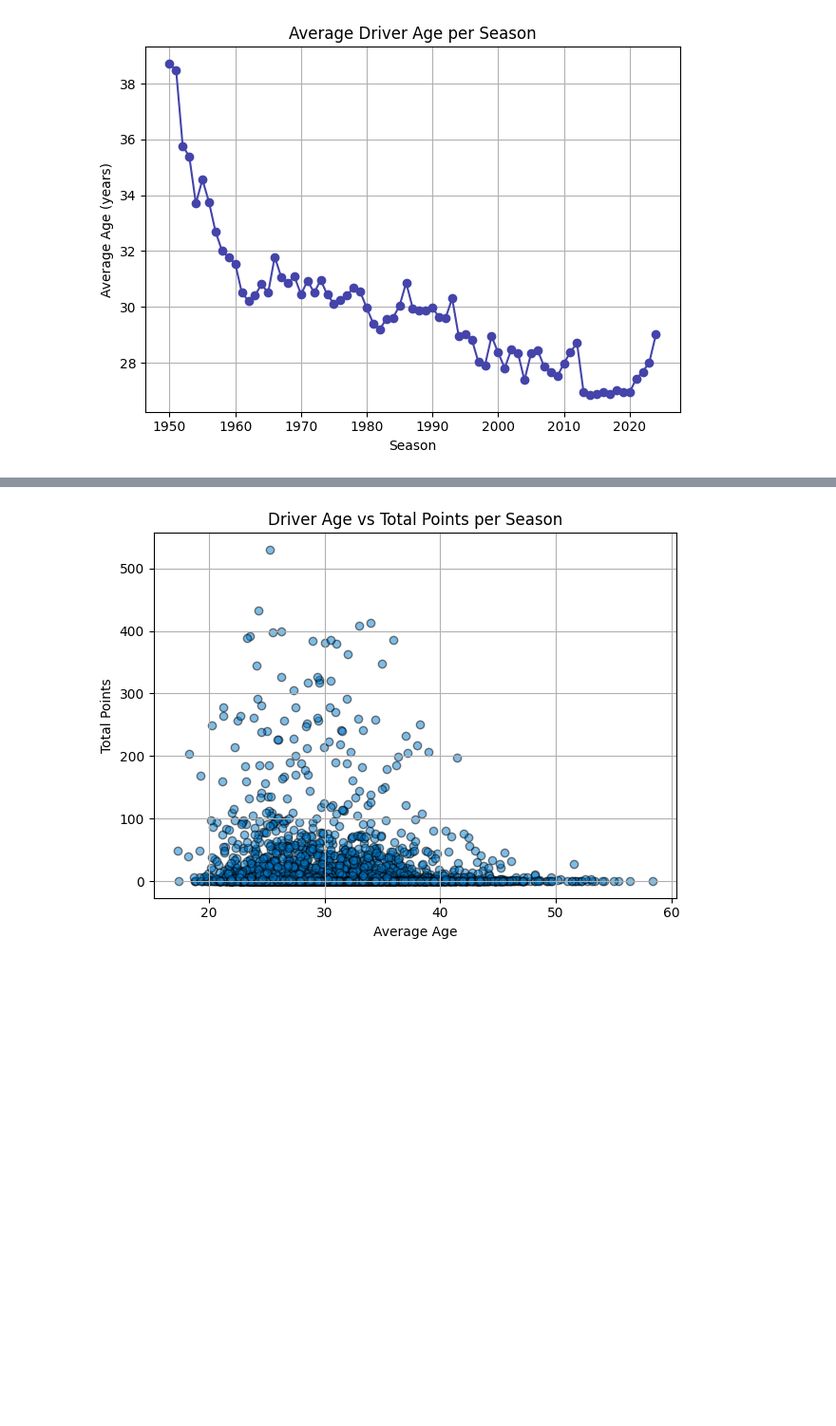
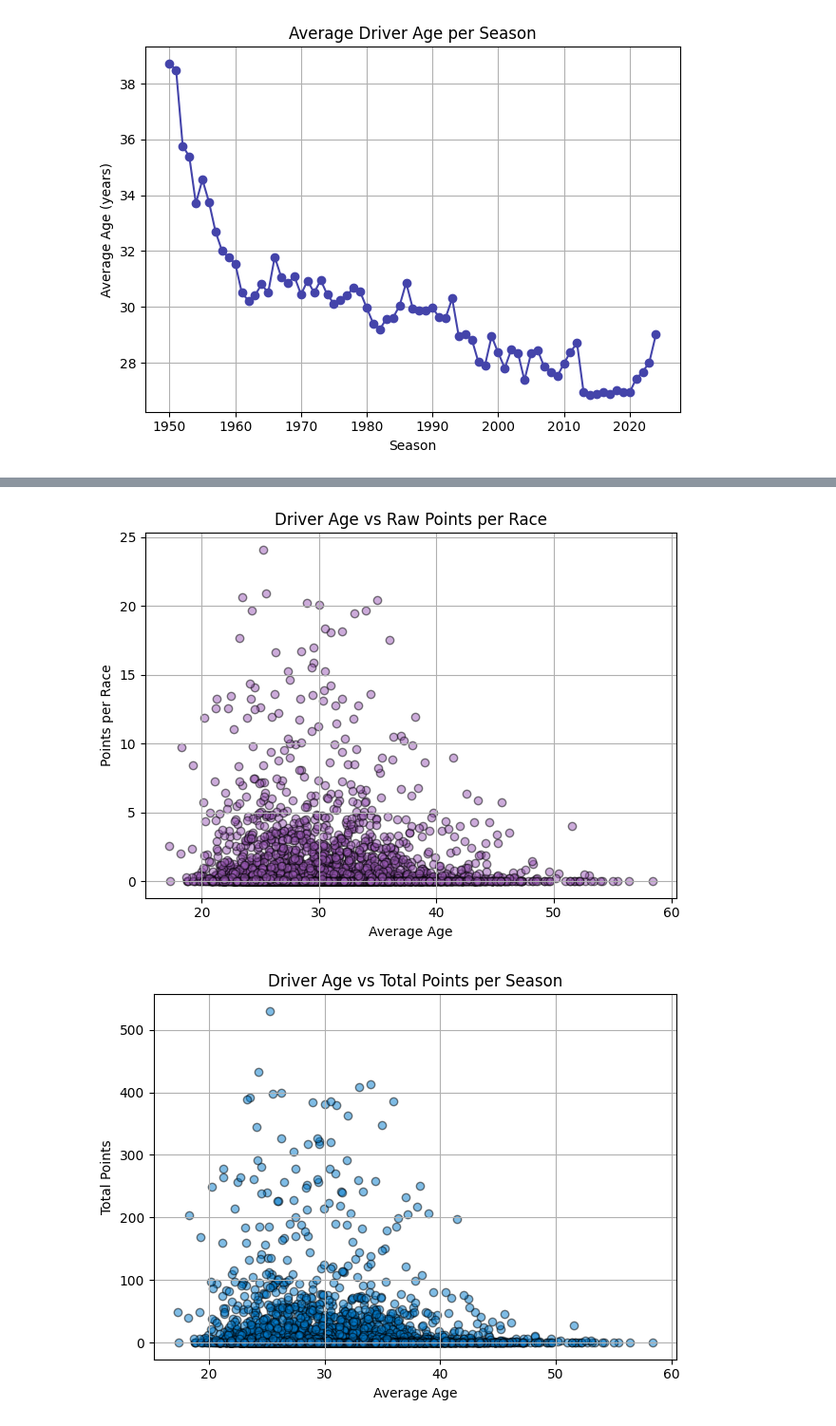
Before and after one commit to musacchio7/f1-ml, a Jupyter notebook: notebooks/kaggle_f1_championship/03_driver_age_analysis.ipynb, the cells around one changed output, grey strips where cells are left out. Shown at 95% size. Drawn from its saved outputs; the diff is of its cells as text; code cells hidden in the pictures; blank space fills up the shorter version.

```diff
--- a/notebooks/kaggle_f1_championship/03_driver_age_analysis.ipynb
+++ b/notebooks/kaggle_f1_championship/03_driver_age_analysis.ipynb
@@ -66,3 +120,14 @@ ValueError: No scoring system defined for year 2021
+# %%
+plt.scatter(points_per_driver_season["age"], points_per_driver_season["points_per_race"],
+            alpha=0.5, color="#9b59b6", edgecolors="k")
+plt.title("Driver Age vs Raw Points per Race")
+plt.xlabel("Average Age")
+plt.ylabel("Points per Race")
+plt.grid(True)
+plt.tight_layout()
+plt.show()
+# %% [output]
+[figure, added]
 # %%
 # 📈 Age vs total points
 plt.scatter(points_per_driver_season["age"], points_per_driver_season["points"], alpha=0.5, color="#007acc", edgecolors="k")
```
Also changed, not shown: parts of 13 cells of this notebook, 3 other files.
